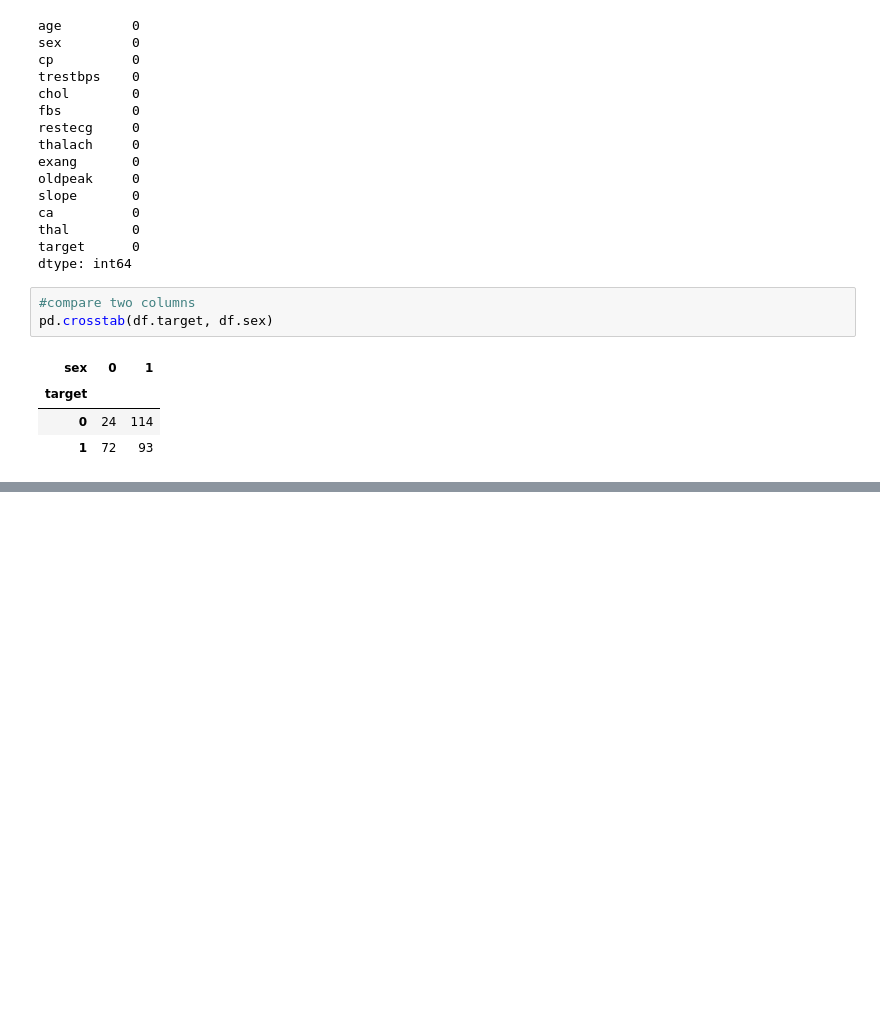
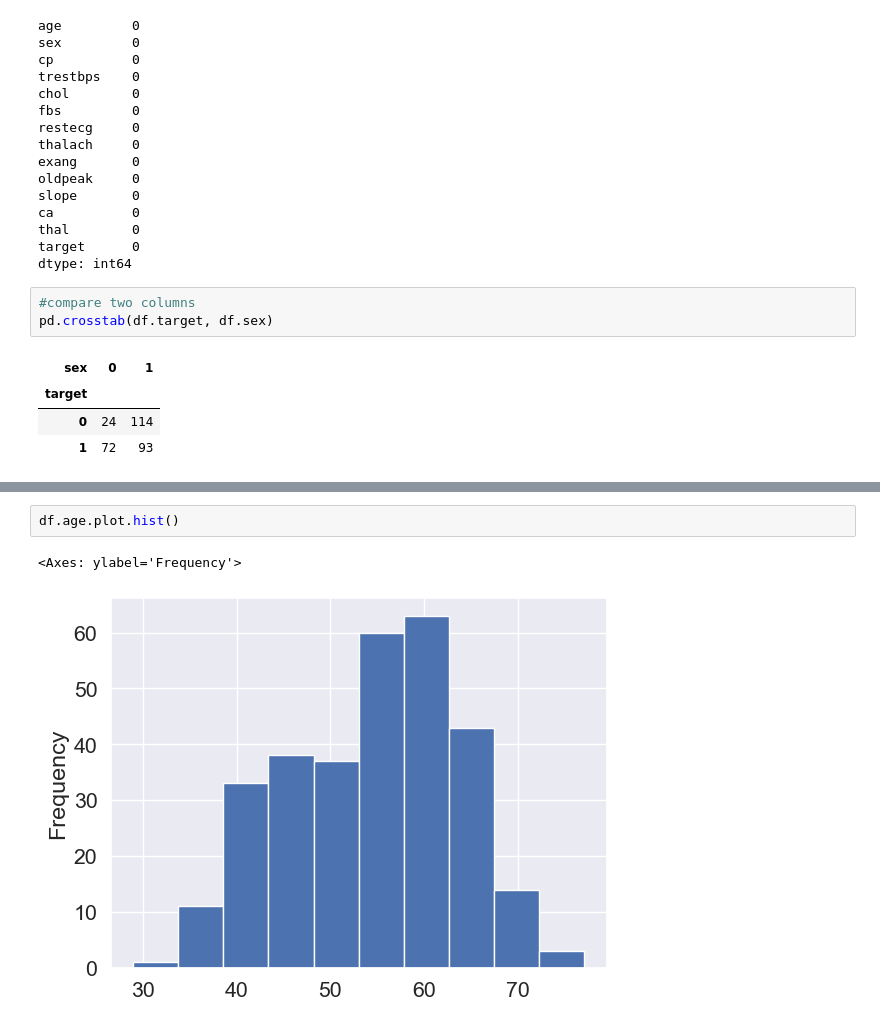
Before and after one commit to rifatahsanpul0k/heart_desease_data_analysis, a Jupyter notebook: hello.ipynb, the cells around one changed output, grey strips where cells are left out. Cells and saved outputs as stored; diff of their text form; blank space fills up the shorter version.

```diff
--- a/hello.ipynb
+++ b/hello.ipynb
@@ -112,0 +144,5 @@ plt.xticks(rotation=0)
+# %%
+df.age.plot.hist()
+# %% [output]
+<Axes: ylabel='Frequency'>
+[figure, added]
```
Also changed, not shown: parts of 44 cells of this notebook.
